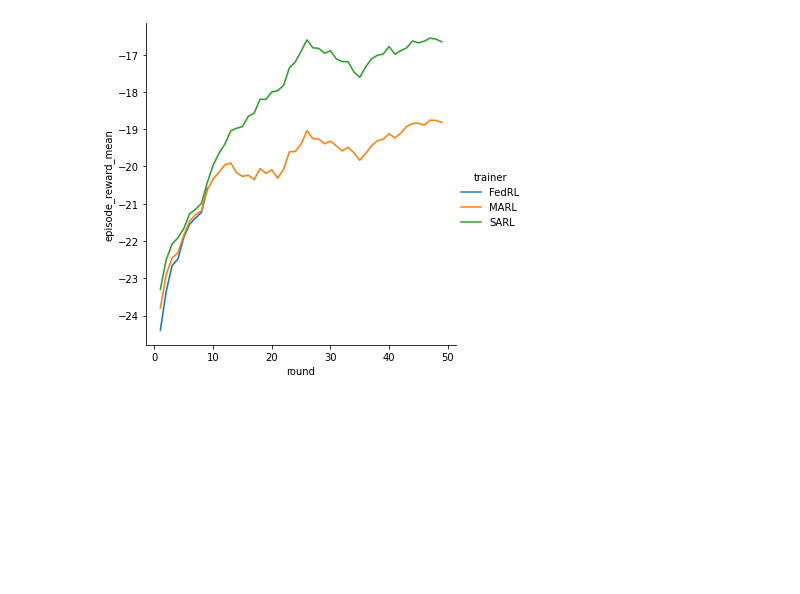
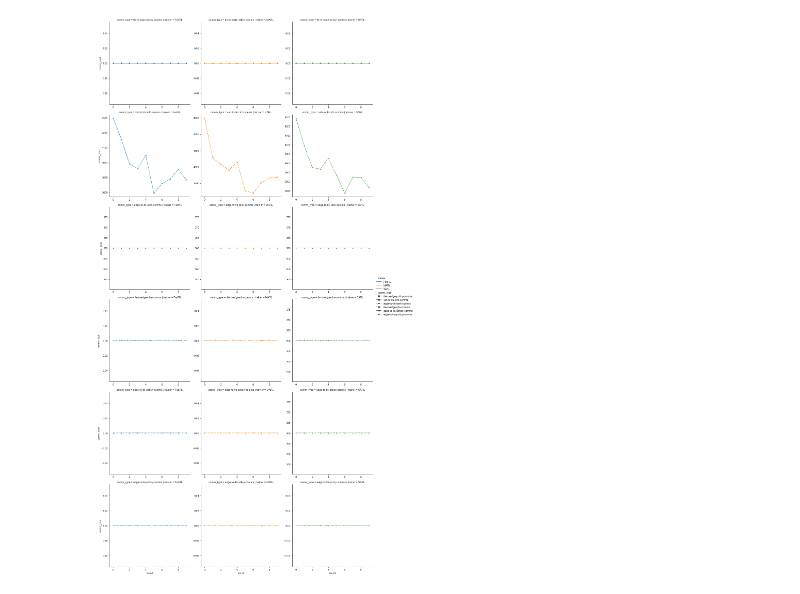
Before and after one commit to nathaniel-hudson/SUMO-FedRL, a Jupyter notebook: notebooks/Communication Analysis.ipynb, the cells around one changed output. Drawn from its saved outputs; the diff is of its cells as text; code cells hidden in the pictures; blank space fills up the shorter version.

```diff
--- a/notebooks/Communication Analysis.ipynb
+++ b/notebooks/Communication Analysis.ipynb
@@ -14,15 +14,23 @@ import sys
 sys.path.append("..")
 
 from seal.trainer.communication import *
+
+sns.set_style("ticks")
+LOOSELY_DASHED = (0, (5, 10))
 # %%
 paths = [
     join("..", "out", "data", "FedRL", "grid-3x3", "new_ranked.csv"),
     join("..", "out", "data", "MARL",  "grid-3x3", "new_ranked.csv"),
     join("..", "out", "data", "SARL",  "grid-3x3", "new_ranked.csv")
 ]
-df = pd.concat([pd.read_csv(path) for path in paths])
+
+dfs = [
+    PreprocessedCommData.preprocess(path, ranked=True, is_sarl="SARL" in path)
+    for path in paths
+]
+df = pd.concat(dfs)
 df.reset_index(inplace=True)
-
-pre_df = PreprocessedCommData.preprocess(df, ranked=True)
-pre_df.head()
+df.head()
+# pre_df = PreprocessedCommData.preprocess(df, ranked=True)
+# pre_df.head()
 # %% [output]
@@ -35,5 +58,17 @@ pre_df.head()
 # %%
-sns.relplot(data=pre_df, kind="line", x="round", y="episode_reward_mean", hue="trainer")
+sns.relplot(
+    data=df.query("round < 10"),
+    kind="line",
+    x="round",
+    y="comm_cost",
+    style="comm_type",
+    row="comm_type",
+    col="trainer",
+    hue="trainer",
+    markers=True,
+    facet_kws={"sharex": False, "sharey": False},
+    ci=None
+)
 plt.show()
 # %% [output]
-[figure, old version]
+[figure, new version]
```
Also changed, not shown: parts of 4 cells of this notebook, 4 other files.
